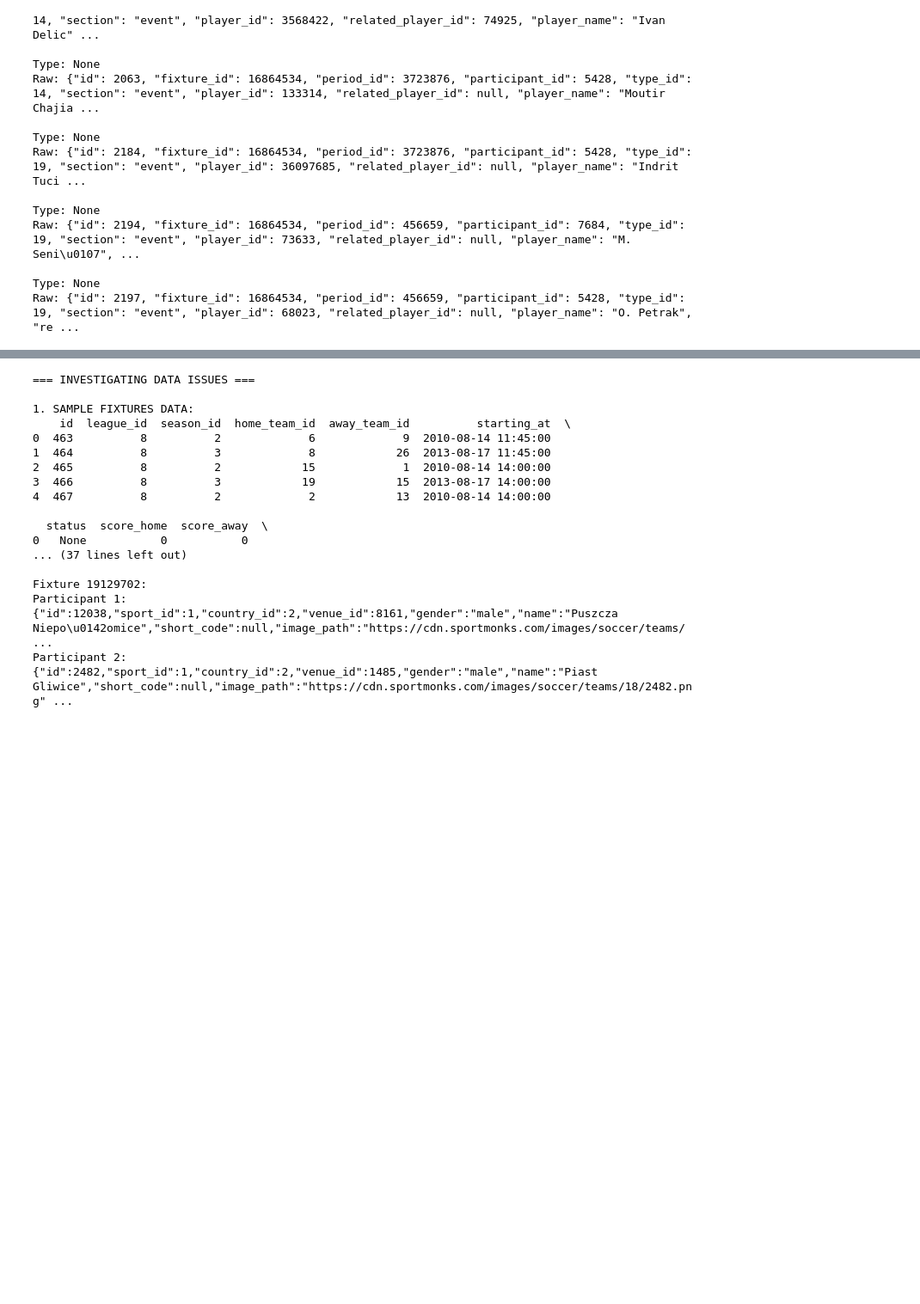
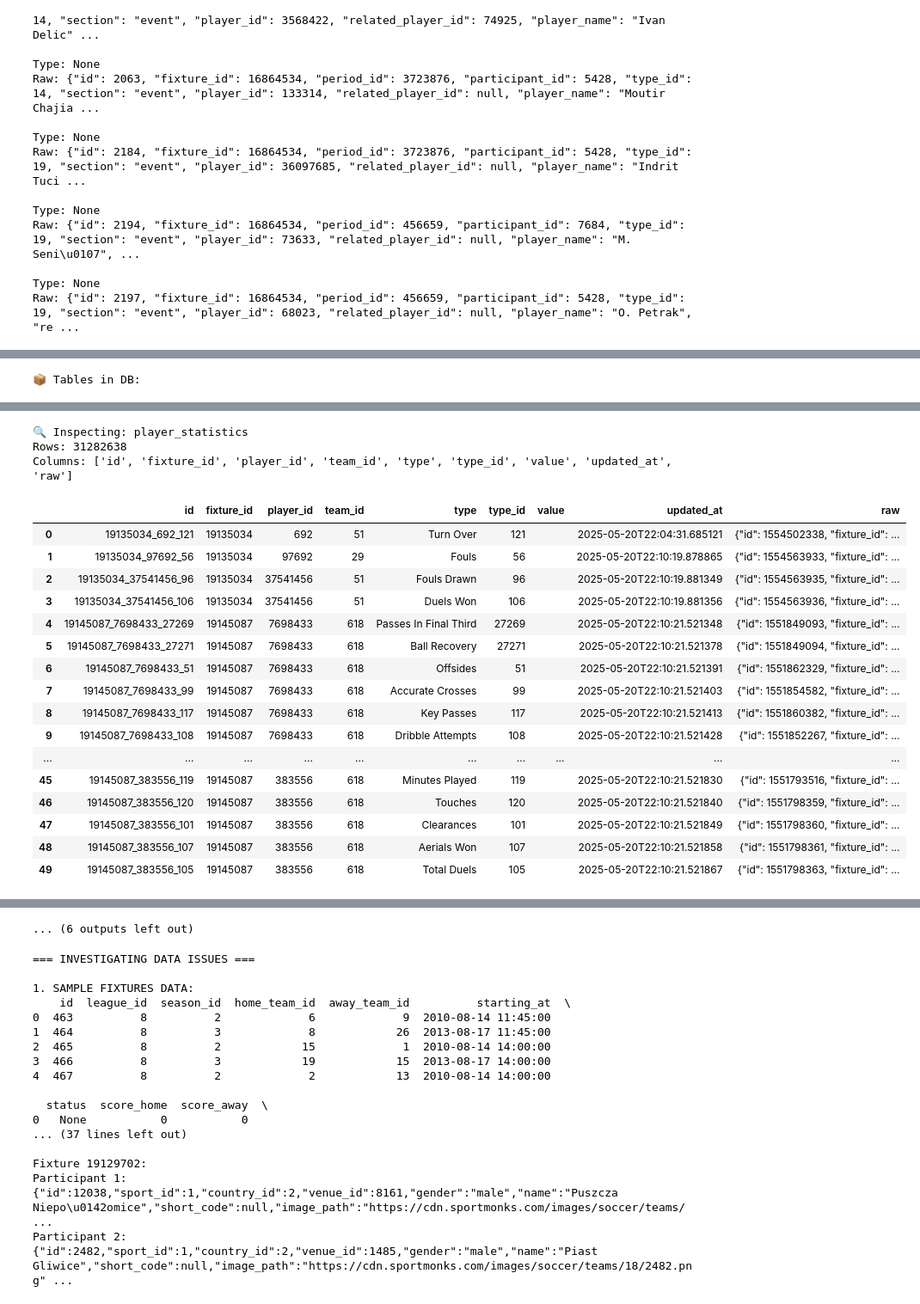
Before and after one commit to sebvinther/Sportsmonks, a Jupyter notebook: 000_sportmonks_data.ipynb, the cells around one changed output, grey strips where cells are left out. Shown at 86% size. Cells and saved outputs as stored; diff of their text form; code cells hidden in the pictures; blank space fills up the shorter version.

```diff
--- a/000_sportmonks_data.ipynb
+++ b/000_sportmonks_data.ipynb
@@ -1619,0 +2334,59 @@ starting_at          0
+# %%
+import sqlite3
+import pandas as pd
+
+# Connect to the DB
+conn = sqlite3.connect("db_sportmonks.db")
+
+# Show all tables
+tables = pd.read_sql("SELECT name FROM sqlite_master WHERE type='table';", conn)
+print("📦 Tables in DB:")
+display(tables)
+
+# Function to show info about a table
+def inspect_table(table_name, show_rows=True):
+    print(f"\n🔍 Inspecting: {table_name}")
+
+    # Count rows
+    try:
+        count = pd.read_sql(f"SELECT COUNT(*) as total FROM {table_name}", conn)
+        print(f"Rows: {count.iloc[0]['total']}")
+    except Exception as e:
+        print(f"Error counting rows: {e}")
+        return
+
+    # Show columns
+    try:
+        cursor = conn.execute(f"SELECT * FROM {table_name} LIMIT 1")
+        cols = [description[0] for description in cursor.description]
+        print(f"Columns: {cols}")
+    except Exception as e:
+        print(f"Error reading columns: {e}")
+        return
+
+    # Show data
+    if show_rows:
+        try:
+            df = pd.read_sql(f"SELECT * FROM {table_name} LIMIT 50", conn)
+            display(df)
+        except Exception as e:
+            print(f"Error showing data: {e}")
+
+# Set max rows to view entire output
+pd.set_option('display.max_rows', None)
+pd.set_option('display.max_columns', None)
+
+# Inspect the most relevant stat-related tables
+inspect_table("statistics")
+inspect_table("player_statistics")
+inspect_table("lineups")
+inspect_table("events")
+inspect_table("fixture_odds")
+inspect_table("standings")
+inspect_table("top_scorers")
+
+# Optional: inspect checkpoint & metadata tables
+inspect_table("statistics_checkpoint", show_rows=False)
+inspect_table("fixtures")
+# %% [output]
+📦 Tables in DB:
@@ -1619,0 +2430,20 @@ starting_at          0
+🔍 Inspecting: player_statistics
+Rows: 31282638
+Columns: ['id', 'fixture_id', 'player_id', 'team_id', 'type', 'type_id', 'value', 'updated_at', 'raw']
+|  | id | fixture_id | player_id | team_id | type | type_id | value | updated_at | raw |
+| 0 | 19135034_692_121 | 19135034 | 692 | 51 | Turn Over | 121 |  | 2025-05-20T22:04:31.685121 | {"id": 1554502338, "fixture_id": ... |
+| 1 | 19135034_97692_56 | 19135034 | 97692 | 29 | Fouls | 56 |  | 2025-05-20T22:10:19.878865 | {"id": 1554563933, "fixture_id": ... |
+| 2 | 19135034_37541456_96 | 19135034 | 37541456 | 51 | Fouls Drawn | 96 |  | 2025-05-20T22:10:19.881349 | {"id": 1554563935, "fixture_id": ... |
+| 3 | 19135034_37541456_106 | 19135034 | 37541456 | 51 | Duels Won | 106 |  | 2025-05-20T22:10:19.881356 | {"id": 1554563936, "fixture_id": ... |
+| 4 | 19145087_7698433_27269 | 19145087 | 7698433 | 618 | Passes In Final Third | 27269 |  | 2025-05-20T22:10:21.521348 | {"id": 1551849093, "fixture_id": ... |
+| 5 | 19145087_7698433_27271 | 19145087 | 7698433 | 618 | Ball Recovery | 27271 |  | 2025-05-20T22:10:21.521378 | {"id": 1551849094, "fixture_id": ... |
+| 6 | 19145087_7698433_51 | 19145087 | 7698433 | 618 | Offsides | 51 |  | 2025-05-20T22:10:21.521391 | {"id": 1551862329, "fixture_id": ... |
+| 7 | 19145087_7698433_99 | 19145087 | 7698433 | 618 | Accurate Crosses | 99 |  | 2025-05-20T22:10:21.521403 | {"id": 1551854582, "fixture_id": ... |
+| 8 | 19145087_7698433_117 | 19145087 | 7698433 | 618 | Key Passes | 117 |  | 2025-05-20T22:10:21.521413 | {"id": 1551860382, "fixture_id": ... |
+| 9 | 19145087_7698433_108 | 19145087 | 7698433 | 618 | Dribble Attempts | 108 |  | 2025-05-20T22:10:21.521428 | {"id": 1551852267, "fixture_id": ... |
+| ... | ... | ... | ... | ... | ... | ... | ... | ... | ... |
+| 45 | 19145087_383556_119 | 19145087 | 383556 | 618 | Minutes Played | 119 |  | 2025-05-20T22:10:21.521830 | {"id": 1551793516, "fixture_id": ... |
+| 46 | 19145087_383556_120 | 19145087 | 383556 | 618 | Touches | 120 |  | 2025-05-20T22:10:21.521840 | {"id": 1551798359, "fixture_id": ... |
+| 47 | 19145087_383556_101 | 19145087 | 383556 | 618 | Clearances | 101 |  | 2025-05-20T22:10:21.521849 | {"id": 1551798360, "fixture_id": ... |
+| 48 | 19145087_383556_107 | 19145087 | 383556 | 618 | Aerials Won | 107 |  | 2025-05-20T22:10:21.521858 | {"id": 1551798361, "fixture_id": ... |
+| 49 | 19145087_383556_105 | 19145087 | 383556 | 618 | Total Duels | 105 |  | 2025-05-20T22:10:21.521867 | {"id": 1551798363, "fixture_id": ... |
@@ -1620,3 +2510,4 @@ starting_at          0
+... (6 outputs left out)
 # %%
 # Deeper investigation of the data issues
 conn = sqlite3.connect('db_sportmonks.db')
```
Also changed, not shown: parts of 20 cells of this notebook, 52 other files.
